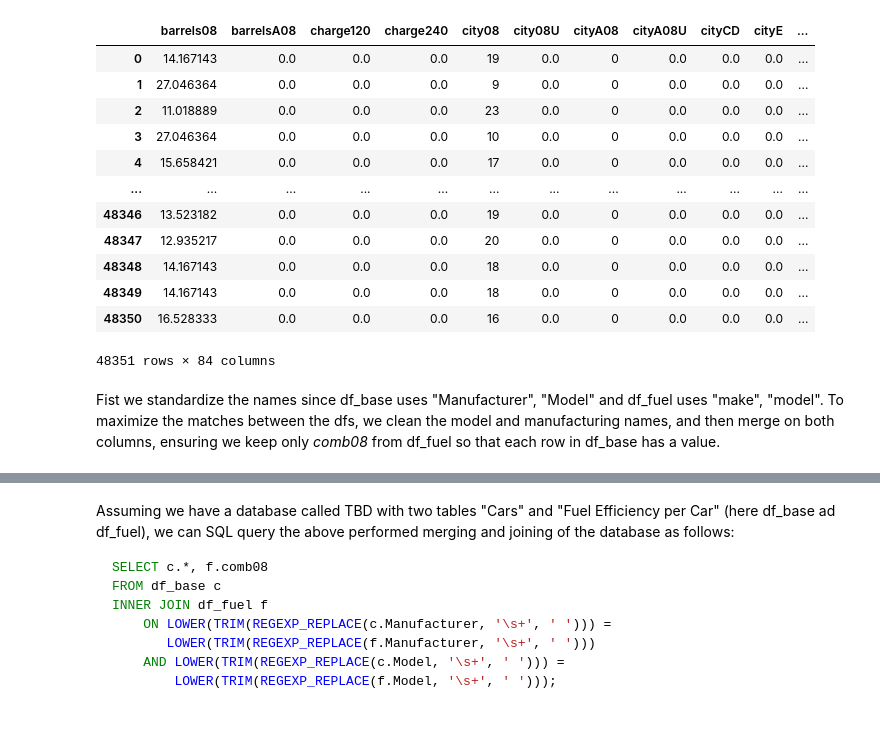
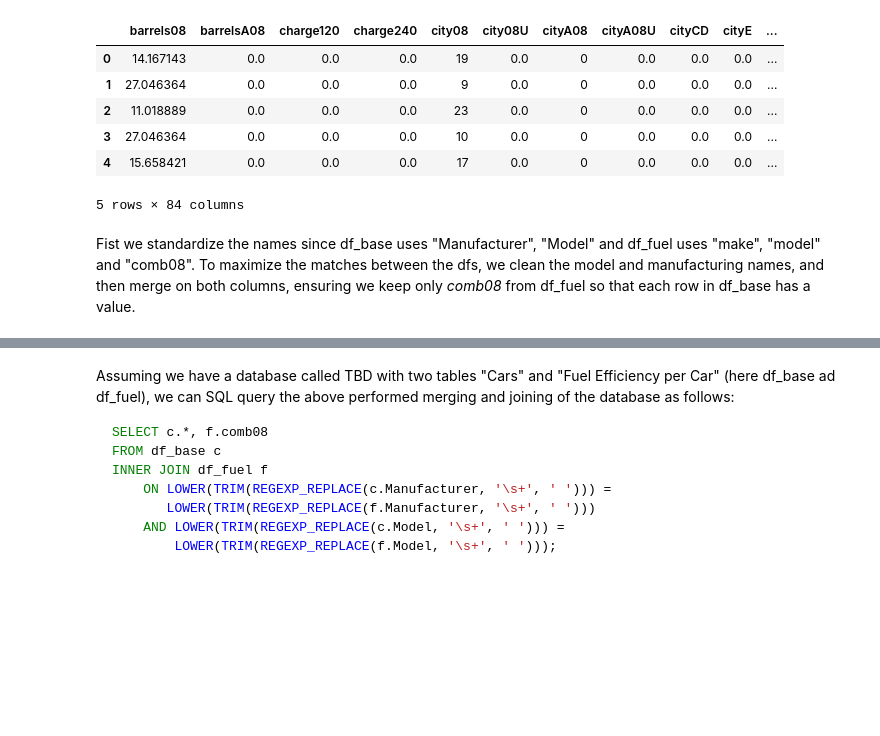
Before and after one commit to noemi00/TeslaAnalytics, a Jupyter notebook: analytics.ipynb, the cells around one changed output, grey strips where cells are left out. Saved outputs shown, nothing was run; the diff lists cells and outputs as text; code cells hidden in the pictures; blank space fills up the shorter version.

```diff
--- a/analytics.ipynb
+++ b/analytics.ipynb
@@ -1,6 +6,4 @@
 # %%
-import pandas as pd
-
-df_base = pd.read_csv('train.csv')
-df_fuel = pd.read_csv('vehicles.csv')
+df_base = pd.read_csv('base.csv')
+df_fuel = pd.read_csv('fuel.csv')
 # %%
@@ -22,16 +18,10 @@ df_base
 # %%
-df_fuel
+df_fuel.head()
 # %% [output]
 |  | barrels08 | barrelsA08 | charge120 | charge240 | city08 | city08U | cityA08 | cityA08U | cityCD | cityE | ... |
 | 0 | 14.167143 | 0.0 | 0.0 | 0.0 | 19 | 0.0 | 0 | 0.0 | 0.0 | 0.0 | ... |
 | 1 | 27.046364 | 0.0 | 0.0 | 0.0 | 9 | 0.0 | 0 | 0.0 | 0.0 | 0.0 | ... |
 | 2 | 11.018889 | 0.0 | 0.0 | 0.0 | 23 | 0.0 | 0 | 0.0 | 0.0 | 0.0 | ... |
 | 3 | 27.046364 | 0.0 | 0.0 | 0.0 | 10 | 0.0 | 0 | 0.0 | 0.0 | 0.0 | ... |
 | 4 | 15.658421 | 0.0 | 0.0 | 0.0 | 17 | 0.0 | 0 | 0.0 | 0.0 | 0.0 | ... |
-| ... | ... | ... | ... | ... | ... | ... | ... | ... | ... | ... | ... |
-| 48346 | 13.523182 | 0.0 | 0.0 | 0.0 | 19 | 0.0 | 0 | 0.0 | 0.0 | 0.0 | ... |
-| 48347 | 12.935217 | 0.0 | 0.0 | 0.0 | 20 | 0.0 | 0 | 0.0 | 0.0 | 0.0 | ... |
-| 48348 | 14.167143 | 0.0 | 0.0 | 0.0 | 18 | 0.0 | 0 | 0.0 | 0.0 | 0.0 | ... |
-| 48349 | 14.167143 | 0.0 | 0.0 | 0.0 | 18 | 0.0 | 0 | 0.0 | 0.0 | 0.0 | ... |
-| 48350 | 16.528333 | 0.0 | 0.0 | 0.0 | 16 | 0.0 | 0 | 0.0 | 0.0 | 0.0 | ... |
-48351 rows × 84 columns
+5 rows × 84 columns
@@ -38,2 +31,2 @@ df_fuel
 # %% [markdown]
-Fist we standardize the names since df_base uses "Manufacturer", "Model" and df_fuel uses "make", "model". To maximize the matches between the dfs, we clean the model and manufacturing names, and then merge on both columns, ensuring we keep only *comb08* from df_fuel so that each row in df_base has a value.
+Fist we standardize the names since df_base uses "Manufacturer", "Model" and df_fuel uses "make", "model" and "comb08". To maximize the matches between the dfs, we clean the model and manufacturing names, and then merge on both columns, ensuring we keep only *comb08* from df_fuel so that each row in df_base has a value.
```
Also changed, not shown: parts of 30 cells of this notebook, 1 other file.
